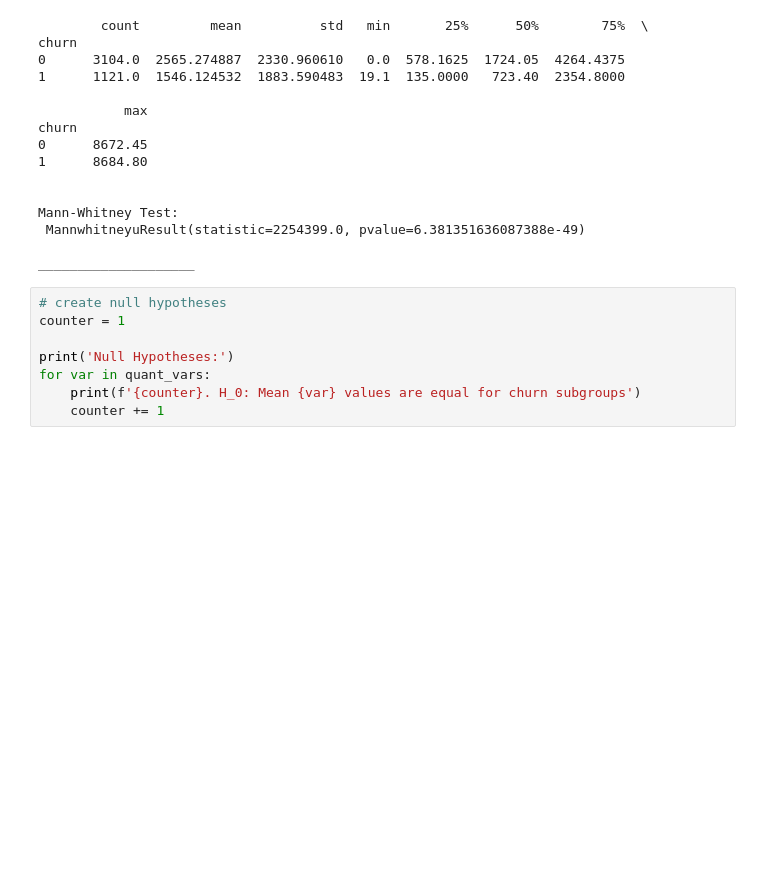
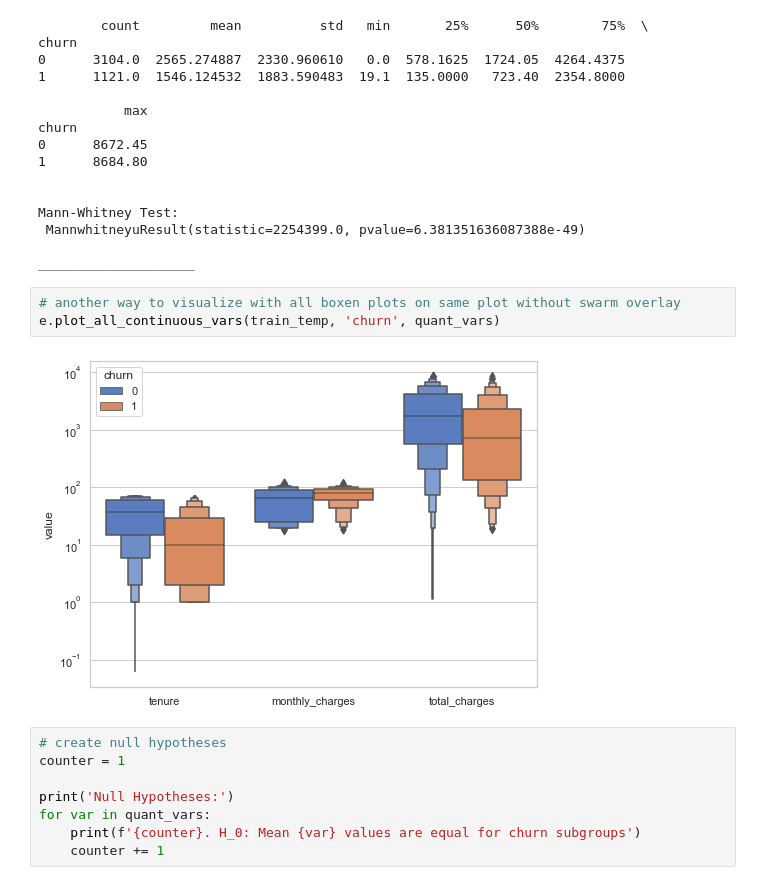
Before and after one commit to adam-talbot/classification-project, a Jupyter notebook: final_report.ipynb, the cells around one changed output. Drawn from its saved outputs; the diff is of its cells as text; blank space fills up the shorter version.

```diff
--- a/final_report.ipynb
+++ b/final_report.ipynb
@@ -649,6 +649,11 @@ Mann-Whitney Test:
  MannwhitneyuResult(statistic=2254399.0, pvalue=6.381351636087388e-49)
 
 ____________________
+# %%
+# another way to visualize with all boxen plots on same plot without swarm overlay
+e.plot_all_continuous_vars(train_temp, 'churn', quant_vars)
+# %% [output]
+[figure, added]
 # %%
 # create null hypotheses
 counter = 1
```
Also changed, not shown: parts of 9 cells of this notebook, 2 other files.
